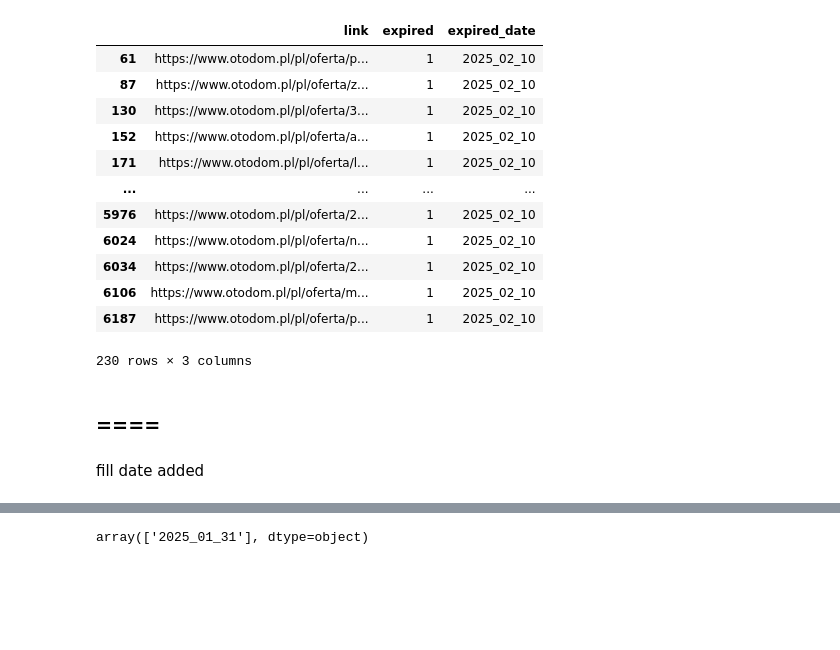
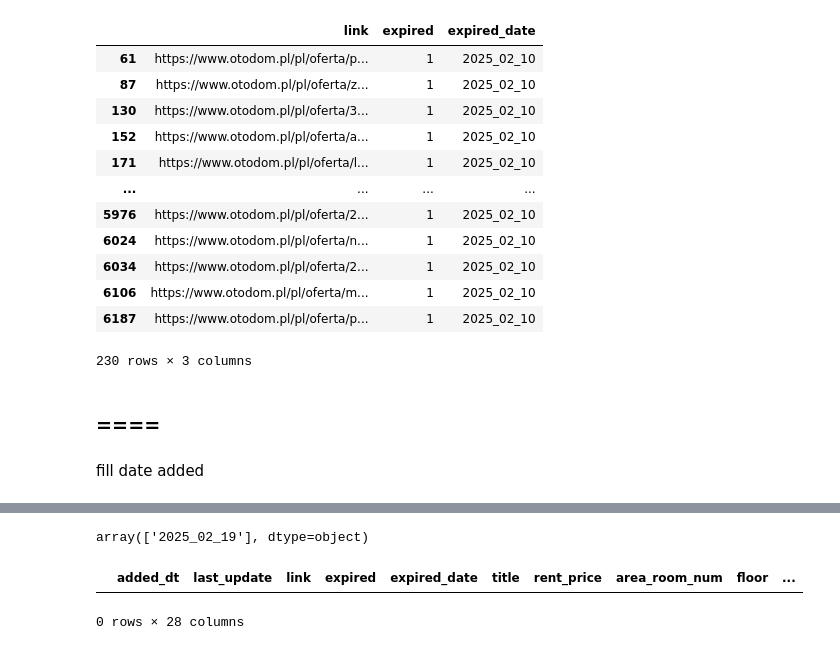
Before and after one commit to KacperSokolowski/MA, a Jupyter notebook: data_notebook.ipynb, the cells around one changed output, grey strips where cells are left out. Cells and saved outputs as stored; diff of their text form; code cells hidden in the pictures; blank space fills up the shorter version.

Commit message:
Add added dates to main

```diff
--- a/data_notebook.ipynb
+++ b/data_notebook.ipynb
@@ -216,8 +223,16 @@ df = pd.read_csv(f'data_raw/otodom_scraped_data/otodom_{date}.csv')
 # %%
 from toolkit import *
 # %%
+date = '2025_02_19'
+df = pd.read_csv(f'data_raw/otodom_scraped_data/otodom_{date}.csv')
+
 new_records = process_data(df)
 new_records = new_records[~new_records.link.isin(main.link)]
 
 # Concat main and newly scraped announcements
-main = pd.concat([main, new_records], ignore_index=True)
+# main = pd.concat([main, new_records], ignore_index=True)
+
+main.loc[main.link.isin(df.link), 'added_dt'] = date
+main[main.link.isin(df.link)].added_dt.unique()
+# %% [output]
+array(['2025_02_19'], dtype=object)
@@ -226,9 +239,14 @@ main.loc[main.link.isin(df.link), 'added_dt'] = date
-# %%
-main[main.link.isin(df.link)].added_dt.unique()
-# %% [output]
-array(['2025_01_31'], dtype=object)
+# %%
+main.loc[15199:15366, 'added_dt'] = '2025_02_14'
+# %%
+main.loc[15891:16145, 'added_dt'] = '2025_02_18'
 # %%
 path = f'data_processed/main.csv'
 main.to_csv(path,
           encoding='utf-8',
           index=False)
+# %%
+main[main.added_dt.isna()]
+# %% [output]
+|  | added_dt | last_update | link | expired | expired_date | title | rent_price | area_room_num | floor | ... |
+0 rows × 28 columns
```
Also changed, not shown: parts of 3 cells of this notebook, 1 other file.
